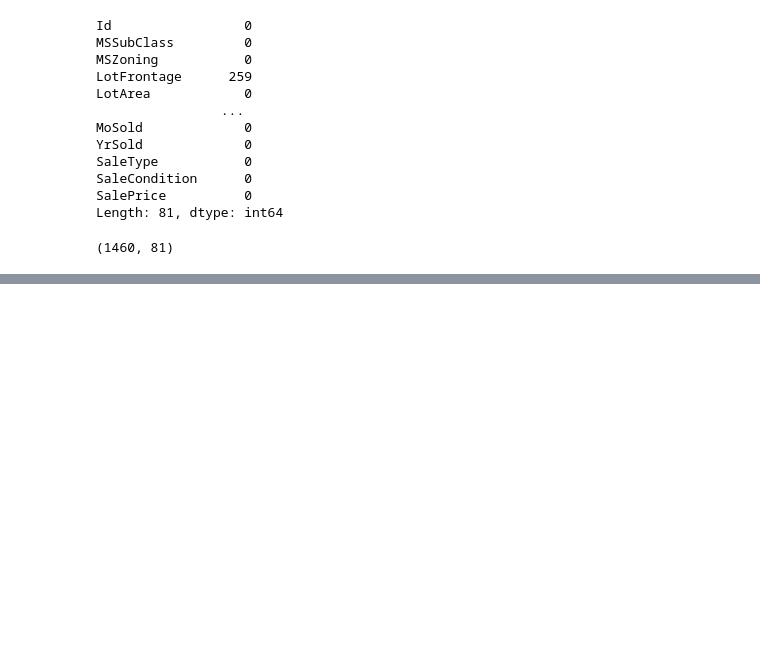
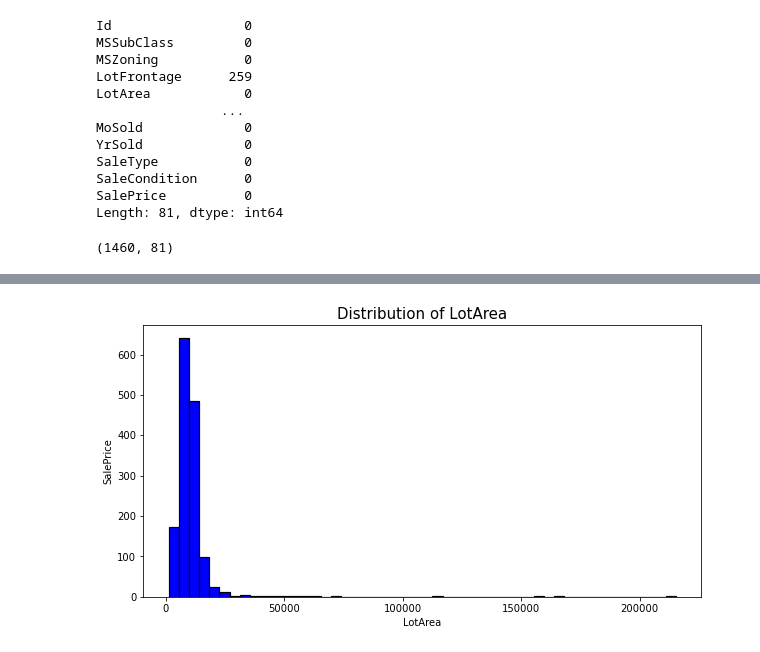
Before and after one commit to emmanuelidehen/MachineLearningModels, a Jupyter notebook: AdvancedRegressionAssignment.ipynb, the cells around one changed output, grey strips where cells are left out. Saved outputs shown, nothing was run; the diff lists cells and outputs as text; code cells hidden in the pictures; blank space fills up the shorter version.

```diff
--- a/AdvancedRegressionAssignment.ipynb
+++ b/AdvancedRegressionAssignment.ipynb
@@ -174,0 +389,4 @@ data.shape
+# %%
+numhist("LotArea", 50)
+# %% [output]
+[figure, added]
```
Also changed, not shown: parts of 67 cells of this notebook.
